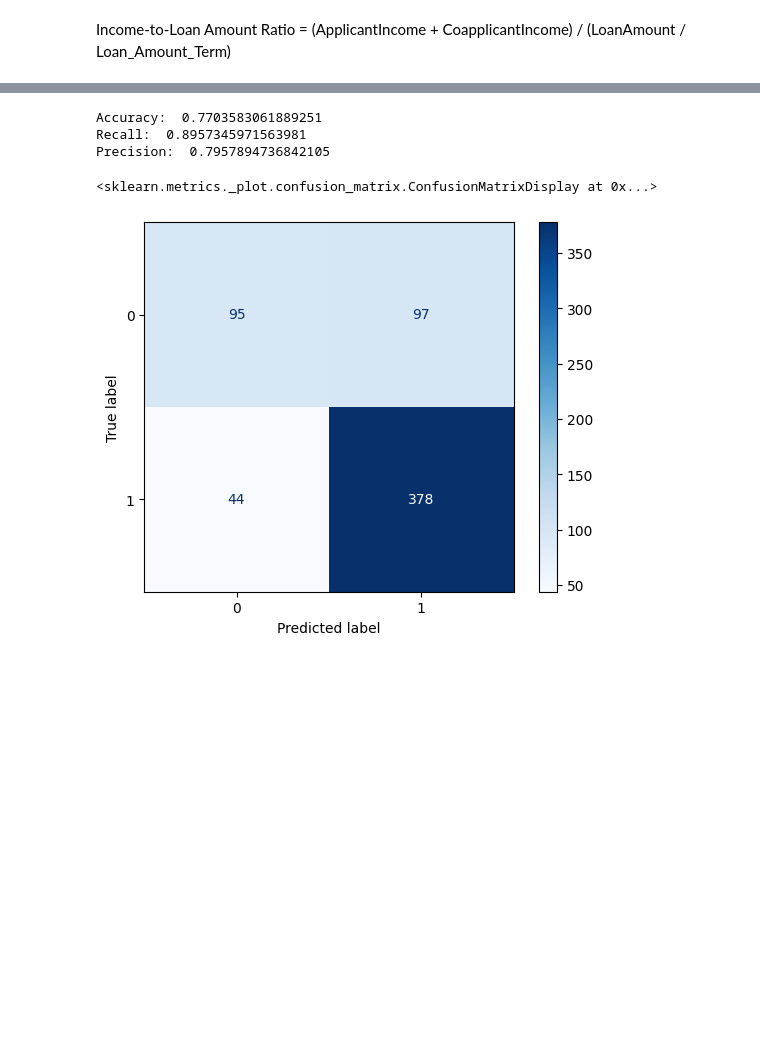
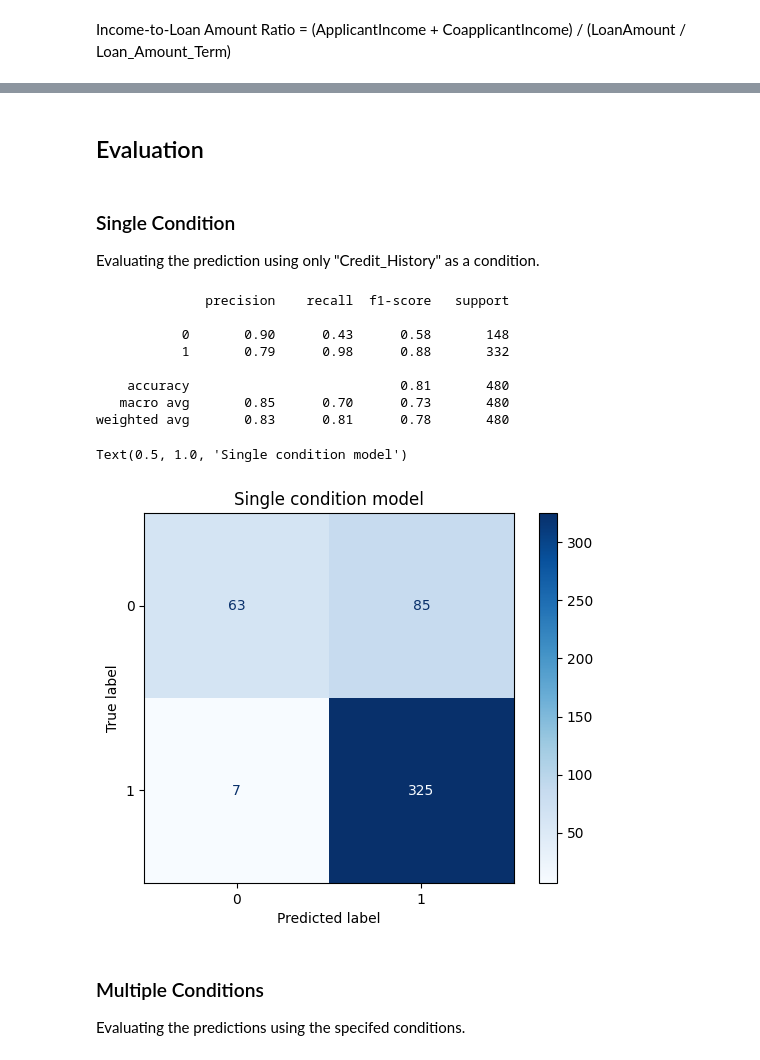
Before and after one commit to BecayeSoft/Loan-Eligibility-Assessment, a Jupyter notebook: notebooks/if_else_model.ipynb, the cells around one changed output, grey strips where cells are left out. Drawn from its saved outputs; the diff is of its cells as text; code cells hidden in the pictures; blank space fills up the shorter version.

```diff
--- a/notebooks/if_else_model.ipynb
+++ b/notebooks/if_else_model.ipynb
@@ -27,2 +29,3 @@ train_df.head()
 # %%
-y_true = np.where(train_df.Loan_Status == 'Y', 1, 0)
+train_df["Loan_Status"] = np.where(train_df.Loan_Status == 'Y', 1, 0)
+train_df.Loan_Status
@@ -33,8 +82,2 @@ y_true = np.where(train_df.Loan_Status == 'Y', 1, 0)
 # %% [markdown]
 Income-to-Loan Amount Ratio = (ApplicantIncome + CoapplicantIncome) / (LoanAmount / Loan_Amount_Term)
-# %%
-train_df["Income_Amount_Ratio"] = (
-    train_df.ApplicantIncome + train_df.CoapplicantIncome
-) / (train_df.LoanAmount / train_df.Loan_Amount_Term)
-
-train_df
@@ -54,0 +96,22 @@ train_df
+# %%
+# Iterate over the rows
+for idx, row in train_df.iterrows():
+    # No credit history, not approved
+    if row["Credit_History"] == 0:
+        train_df.loc[idx, "Predicted_Status"] = 0
+        continue
+
+    # Total income is less than 250, not approved
+    if train_df.loc[idx, "Total_Income"] < 250:
+        train_df.loc[idx, "Predicted_Status"] = 0
+        continue
+
+    # Amount income ratio is less than 3%, not approved
+    if train_df.loc[idx, "Amount_Income_Ratio_Percent"] < 3:
+        train_df.loc[idx, "Predicted_Status"] = 0
+        continue
+
+    # Otherwise, approved
+    train_df.loc[idx, "Predicted_Status"] = 1
+
+train_df[["Loan_Status", "Predicted_Status"]]
@@ -55,22 +132,36 @@ train_df
+# %% [markdown]
+## Evaluation
+# %% [markdown]
+### Single Condition
+
+Evaluating the prediction using only "Credit_History" as a condition.
 # %%
-
+y_true = train_df.Loan_Status.values
 y_pred = np.where(train_df.Credit_History == 1, 1, 0)
 
 accuracy = accuracy_score(y_true, y_pred)
 recall = recall_score(y_true, y_pred)
 precision = precision_score(y_true, y_pred)
 
-print('Accuracy: ', accuracy)
-print('Recall: ', recall)
-print('Precision: ', precision)
+print(classification_report(y_true, y_pred))
 # %% [output]
-Accuracy:  0.7703583061889251
-Recall:  0.8957345971563981
-Precision:  0.7957894736842105
+              precision    recall  f1-score   support
+
+           0       0.90      0.43      0.58       148
+           1       0.79      0.98      0.88       332
+
+    accuracy                           0.81       480
+   macro avg       0.85      0.70      0.73       480
+weighted avg       0.83      0.81      0.78       480
 # %%
 ConfusionMatrixDisplay.from_predictions(
     y_true, y_pred, cmap='Blues'
 )
+plt.title("Single condition model")
 # %% [output]
-<sklearn.metrics._plot.confusion_matrix.ConfusionMatrixDisplay at 0x...>
+Text(0.5, 1.0, 'Single condition model')
-[figure, old version]
+[figure, new version]
+# %% [markdown]
+### Multiple Conditions
+
+Evaluating the predictions using the specifed conditions.
```
Also changed, not shown: parts of 12 cells of this notebook, 9 other files.
